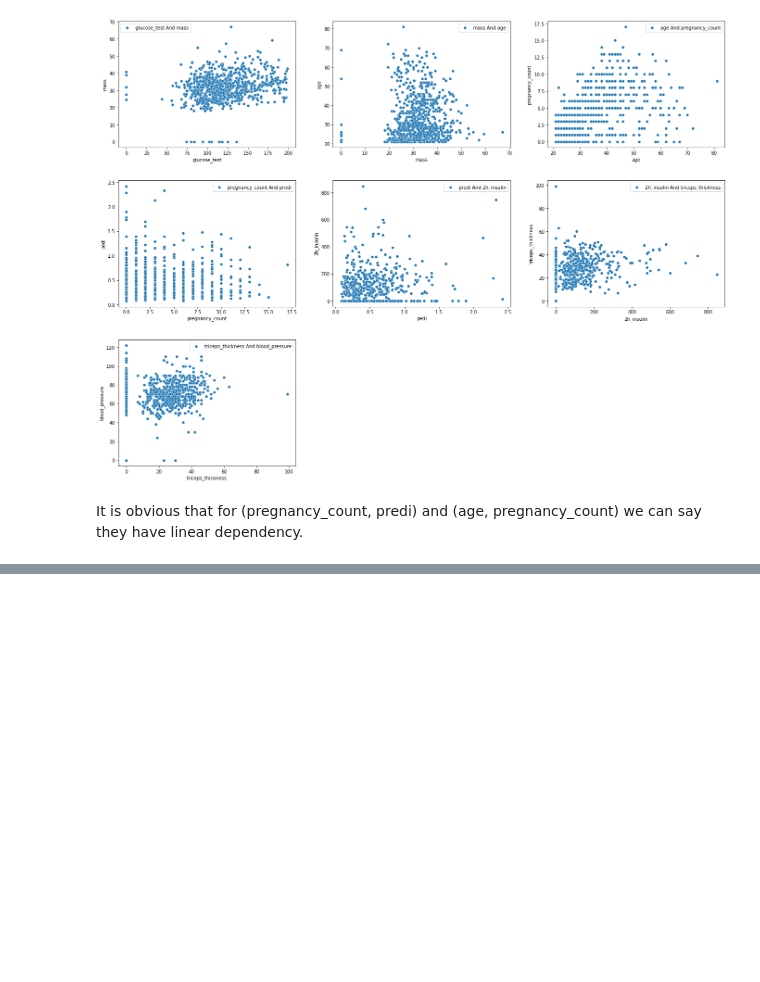
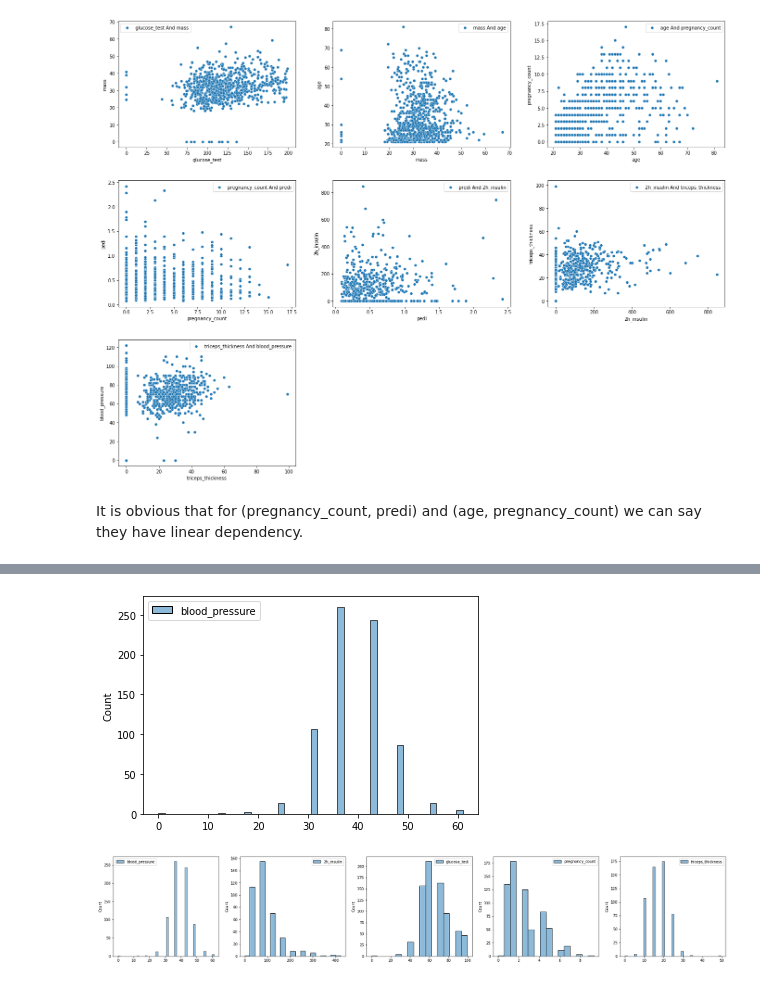
Before and after one commit to amindadgar/Machine-Learning, a Jupyter notebook: HW1/main.ipynb, the cells around one changed output, grey strips where cells are left out. Saved outputs shown, nothing was run; the diff lists cells and outputs as text; code cells hidden in the pictures; blank space fills up the shorter version.

````diff
--- a/HW1/main.ipynb
+++ b/HW1/main.ipynb
@@ -176,0 +186,6 @@ It is obvious that for (pregnancy_count, predi) and (age, pregnancy_count) we ca
+# %%
+## column names are used from ```pima-indians-diabetes.name``` file
+cols = ['pregnancy_count', 'glucose_test', 'blood_pressure', 'triceps_thickness', '2h_insulin', 'mass', 'pedi', 'age', 'label']
+
+df = pd.read_csv('hw1_data/pima/pima-indians-diabetes.data', index_col=False ,names=cols)
+df.head()
@@ -176,0 +325,21 @@ It is obvious that for (pregnancy_count, predi) and (age, pregnancy_count) we ca
+# %%
+sns.histplot(df_discrete_blood_pressure)
+plt.show()
+# %% [output]
+[figure, added]
+# %%
+df_discrete_pregnancy = discretize_attribute(df[['pregnancy_count']], 10)
+df_discrete_glucose_test = discretize_attribute(df[['glucose_test']], 10)
+df_discrete_triceps_thickness = discretize_attribute(df[['triceps_thickness']], 10)
+df_discrete_2h_insulin = discretize_attribute(df[['2h_insulin']], 10)
+
+fig, axes = plt.subplots(1, 5, figsize=(30, 5))
+sns.histplot(df_discrete_blood_pressure, ax=axes[0])
+sns.histplot(df_discrete_2h_insulin, ax=axes[1])
+sns.histplot(df_discrete_glucose_test, ax=axes[2])
+sns.histplot(df_discrete_pregnancy, ax=axes[3])
+sns.histplot(df_discrete_triceps_thickness, ax=axes[4])
+
+plt.show()
+# %% [output]
+[figure, added]
````
Also changed, not shown: parts of 9 cells of this notebook.
